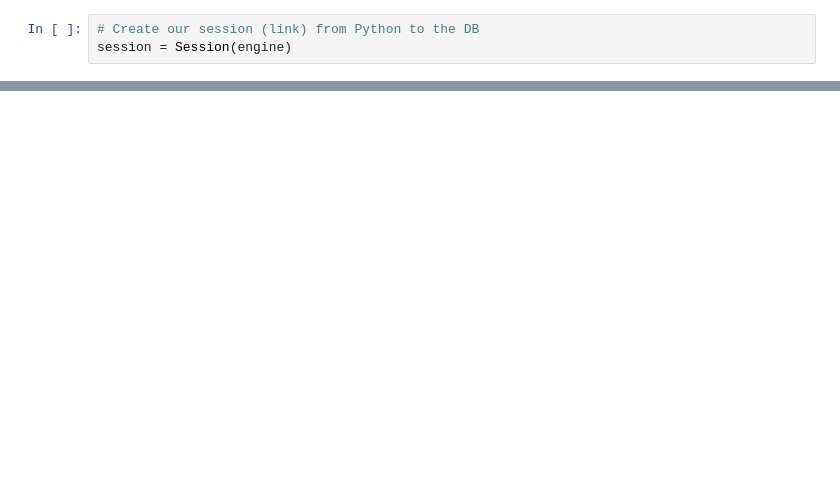
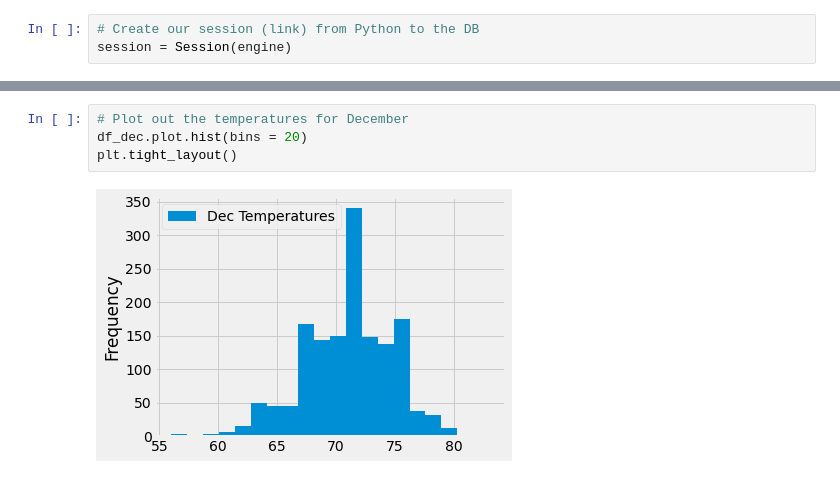
Before and after one commit to SohaT7/Surfs_Up, a Jupyter notebook: SurfsUp_analysis.ipynb, the cells around one changed output, grey strips where cells are left out. Drawn from its saved outputs; the diff is of its cells as text; blank space fills up the shorter version.

```diff
--- a/SurfsUp_analysis.ipynb
+++ b/SurfsUp_analysis.ipynb
@@ -113,0 +156,6 @@ df.describe()
+# %%
+# Plot out the temperatures for December
+df_dec.plot.hist(bins = 20)
+plt.tight_layout()
+# %% [output]
+[figure, added]
```
Also changed, not shown: parts of 18 cells of this notebook.
